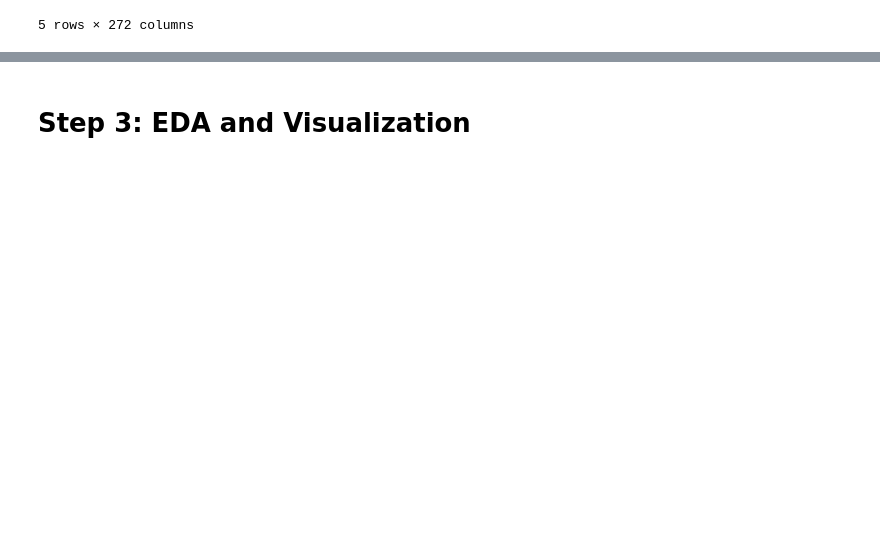
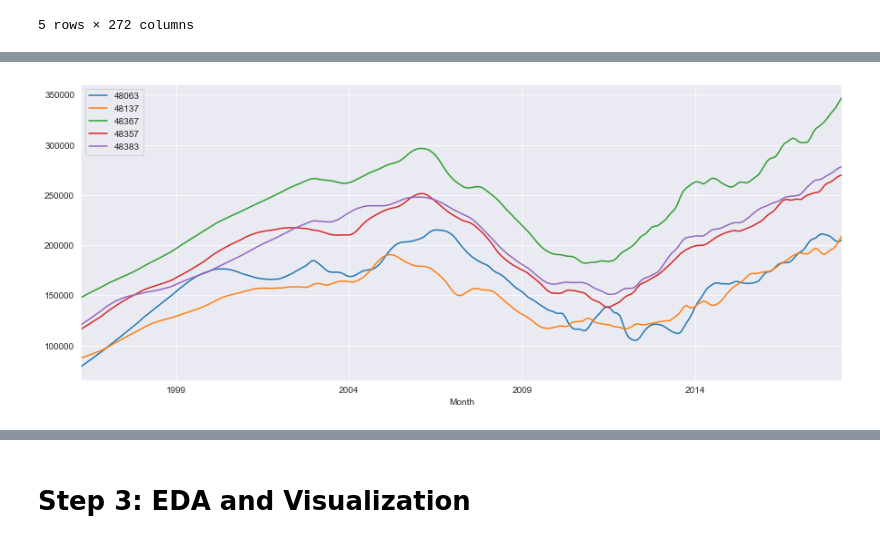
Before and after one commit to lambertmk/Time-Series-using-ARIMA-and-Zillow-housing-data, a Jupyter notebook: mod_4_starter_notebook.ipynb, the cells around one changed output, grey strips where cells are left out. Drawn from its saved outputs; the diff is of its cells as text; code cells hidden in the pictures; blank space fills up the shorter version.

```diff
--- a/mod_4_starter_notebook.ipynb
+++ b/mod_4_starter_notebook.ipynb
@@ -220,0 +250,3 @@ dtw.head(10)
+# %%
+best5_melted = dtw_melted[(dtw_melted.RegionName.isin(list5))]
+best5_melted.head()
@@ -220,0 +260,3 @@ dtw.head(10)
+# %%
+best5_melted = best5_melted.drop(['RegionID', 'City', 'State', 'Metro', 'CountyName', 'SizeRank'], axis=1)
+best5_melted.head()
@@ -220,0 +270,4 @@ dtw.head(10)
+# %%
+# let's make sure our time is the axis
+best5_melted = best5_melted.set_index('Month')
+best5_melted.head()
@@ -220,0 +282,12 @@ dtw.head(10)
+# %%
+# Looks great! Let's move on
+
+#Create individualized time series for each zipcode.
+#List containing the 5 different time series.
+dfs_ts = []
+for zc in list5:
+    #Create separate dataframes for each zipcode with a monthly frequency.
+    df = best5_melted[best5_melted['RegionName']==zc].asfreq('MS')
+    dfs_ts.append(df)
+print('\nZipcode 48063 time series:')
+dfs_ts[0].head()
@@ -220,0 +303,6 @@ dtw.head(10)
+# %%
+for i in range(5):
+    dfs_ts[i].MeanValue.plot(label=dfs_ts[i].RegionName[0],figsize=(15,6))
+    plt.legend()
+# %% [output]
+[figure, added]
```
Also changed, not shown: parts of 119 cells of this notebook.
